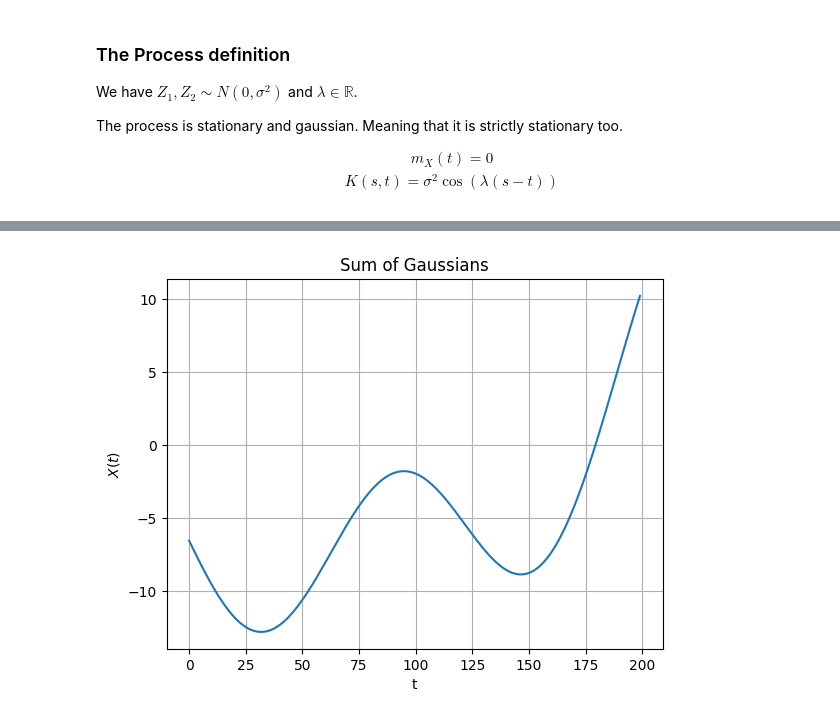
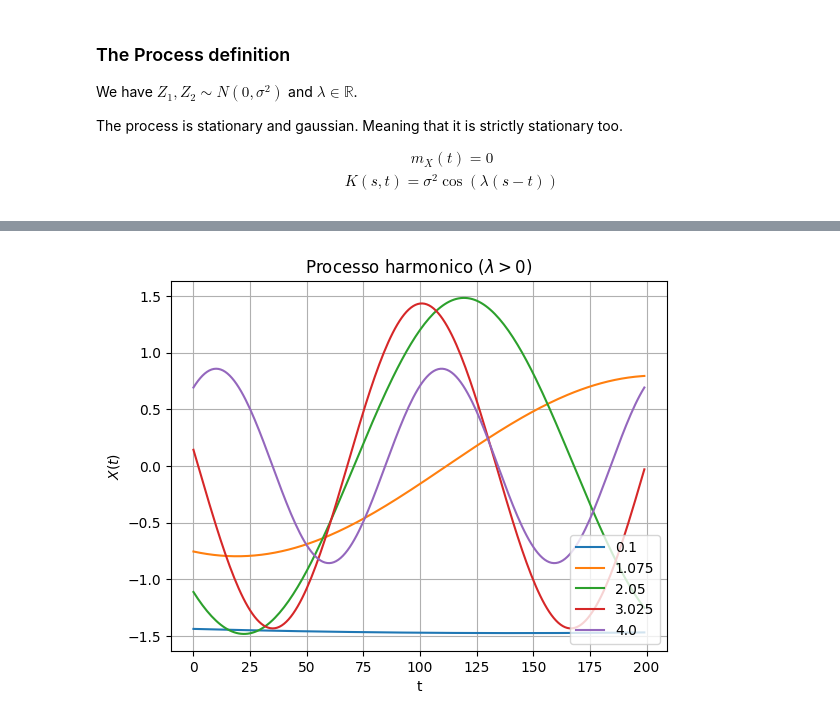
Before and after one commit to MuraSuu/Stochastic-Processes, a Jupyter notebook: GaussianProcess.ipynb, the cells around one changed output, grey strips where cells are left out. Drawn from its saved outputs; the diff is of its cells as text; code cells hidden in the pictures.

```diff
--- a/GaussianProcess.ipynb
+++ b/GaussianProcess.ipynb
@@ -17,8 +18,2 @@ import scipy.stats as stats
 
 import matplotlib.pyplot as plt
-# %%
-z1, z2 = stats.norm.rvs(size=2)
-
-t_span = np.linspace(0.0, np.pi, 200)
-
-X = z1*np.cos(4*t_span) + z2*np.sin(4*t_span) #Considering lambda = 4.
@@ -65,10 +19,0 @@ X_values = [[Z_values[i][0]*np.cos(lambdas[i]*t_span) + Z_values[i][1]*np.sin(la
-# %%
-fig, ax = plt.subplots()
-
-for i in range(4):
-    ax.plot(X_values[i][0])
-
-ax.set(xlabel='t', ylabel='$X(t)$', title='Individual Gaussian')
-ax.grid()
-
-plt.show()
@@ -79,11 +20,21 @@ X_sum = X_values[0][0] + X_values[1][0]+X_values[2][0] + X_values[3][0]
-# %%
-fig, ax = plt.subplots()
-
-ax.plot(X_sum)
-
-ax.set(xlabel='t', ylabel='$X(t)$', title='Sum of Gaussians')
-ax.grid()
-
-plt.show()
-# %% [output]
-[figure, removed]
+# %%
+T= np.pi
+t_span = np.linspace(0.0, T, 200)
+t_fixed = np.pi/3
+
+# Gerar uma serie de frequencias diferentes.
+frequencias = np.linspace(0.10, 4, num = 5)
+
+fig, ax = plt.subplots()
+
+for i in range(5):
+    z1, z2 = stats.norm.rvs(size=2)
+    X = z1 * np.cos(frequencias[i]* t_span) + z2*np.sin(frequencias[i]*t_span)
+    ax.plot(X, label=f'{frequencias[i]}')
+
+ax.set(xlabel = 't', ylabel=f'$X(t)$', title=f'Processo harmonico ($\lambda > 0$)')
+ax.grid()
+plt.legend(loc='lower right')
+plt.show()
+# %% [output]
+[figure, added]
```
Also changed, not shown: parts of 20 cells of this notebook.
